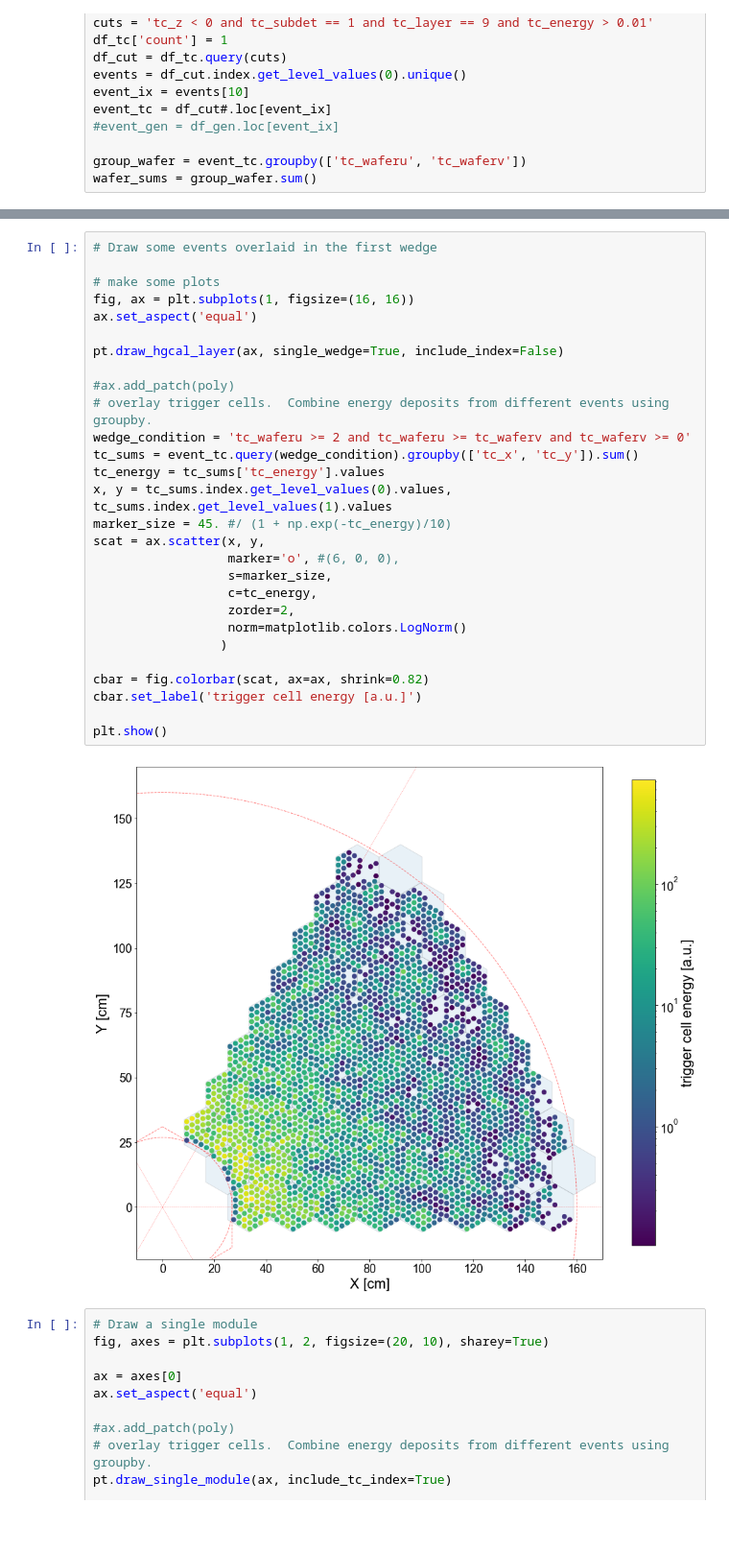
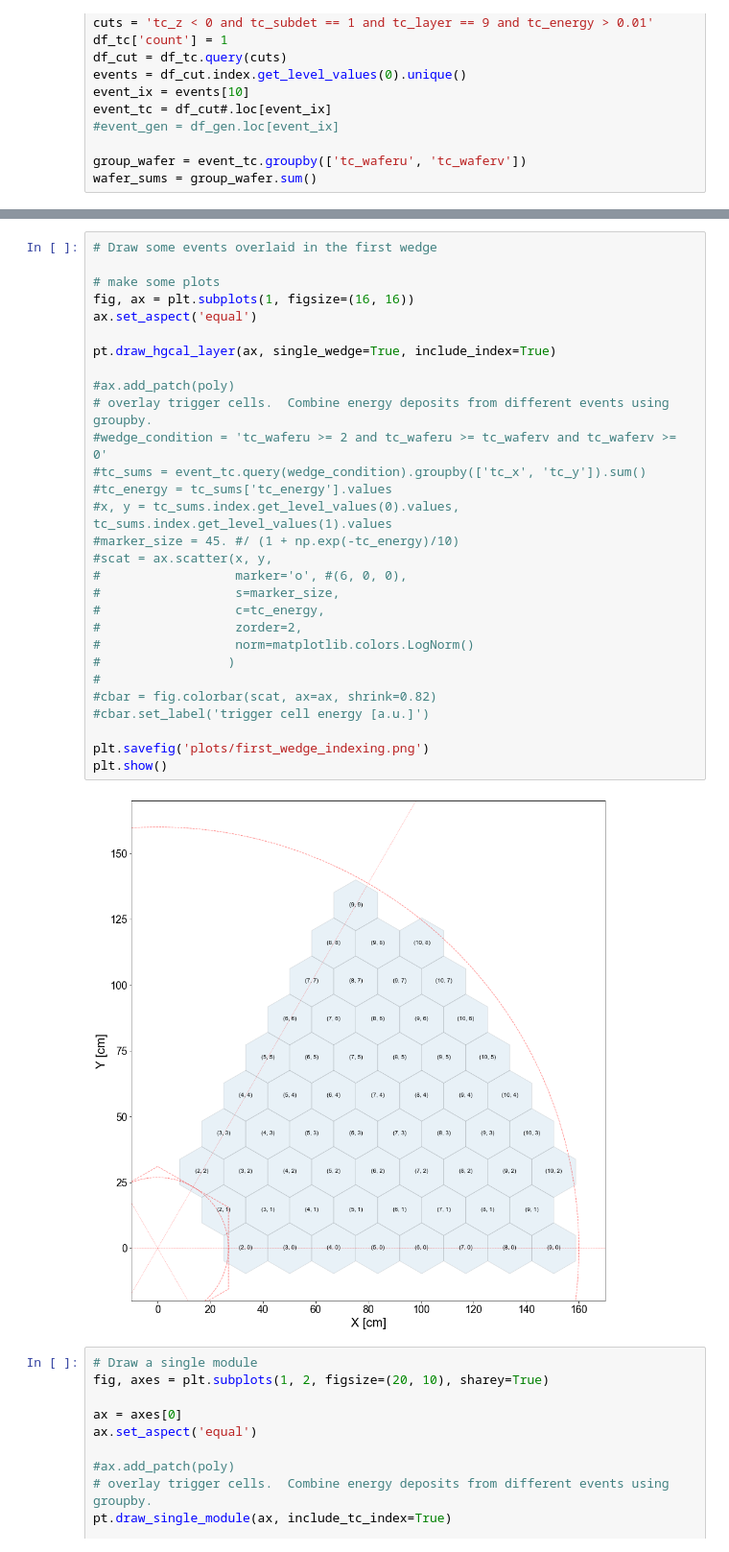
Before and after one commit to NWUHEP/hgcal-analysis, a Jupyter notebook: notebooks/tc_visualizer.ipynb, the cells around one changed output, grey strips where cells are left out. Shown at 96% size. Cells and saved outputs as stored; diff of their text form; blank space fills up the shorter version.

```diff
--- a/notebooks/tc_visualizer.ipynb
+++ b/notebooks/tc_visualizer.ipynb
@@ -99,33 +97,34 @@ findfont: Generic family 'cursive' not found because none of the following famil
 # %%
 # Draw some events overlaid in the first wedge
 
 # make some plots
 fig, ax = plt.subplots(1, figsize=(16, 16))
 ax.set_aspect('equal')
 
-pt.draw_hgcal_layer(ax, single_wedge=True, include_index=False)
+pt.draw_hgcal_layer(ax, single_wedge=True, include_index=True)
 
 #ax.add_patch(poly)
 # overlay trigger cells.  Combine energy deposits from different events using groupby.
-wedge_condition = 'tc_waferu >= 2 and tc_waferu >= tc_waferv and tc_waferv >= 0'
-tc_sums = event_tc.query(wedge_condition).groupby(['tc_x', 'tc_y']).sum()
-tc_energy = tc_sums['tc_energy'].values
-x, y = tc_sums.index.get_level_values(0).values, tc_sums.index.get_level_values(1).values
-marker_size = 45. #/ (1 + np.exp(-tc_energy)/10)
-scat = ax.scatter(x, y,
-                  marker='o', #(6, 0, 0),
-                  s=marker_size,
-                  c=tc_energy,
-                  zorder=2,
-                  norm=matplotlib.colors.LogNorm()
-                 )
+#wedge_condition = 'tc_waferu >= 2 and tc_waferu >= tc_waferv and tc_waferv >= 0'
+#tc_sums = event_tc.query(wedge_condition).groupby(['tc_x', 'tc_y']).sum()
+#tc_energy = tc_sums['tc_energy'].values
+#x, y = tc_sums.index.get_level_values(0).values, tc_sums.index.get_level_values(1).values
+#marker_size = 45. #/ (1 + np.exp(-tc_energy)/10)
+#scat = ax.scatter(x, y,
+#                  marker='o', #(6, 0, 0),
+#                  s=marker_size,
+#                  c=tc_energy,
+#                  zorder=2,
+#                  norm=matplotlib.colors.LogNorm()
+#                 )
+#
+#cbar = fig.colorbar(scat, ax=ax, shrink=0.82)
+#cbar.set_label('trigger cell energy [a.u.]')
 
-cbar = fig.colorbar(scat, ax=ax, shrink=0.82)
-cbar.set_label('trigger cell energy [a.u.]')
-
+plt.savefig('plots/first_wedge_indexing.png')
 plt.show()
 # %% [output]
-[figure, old version]
+[figure, new version]
 # %%
 # Draw a single module
 fig, axes = plt.subplots(1, 2, figsize=(20, 10), sharey=True)
```
Also changed, not shown: parts of 2 cells of this notebook, 5 other files.
